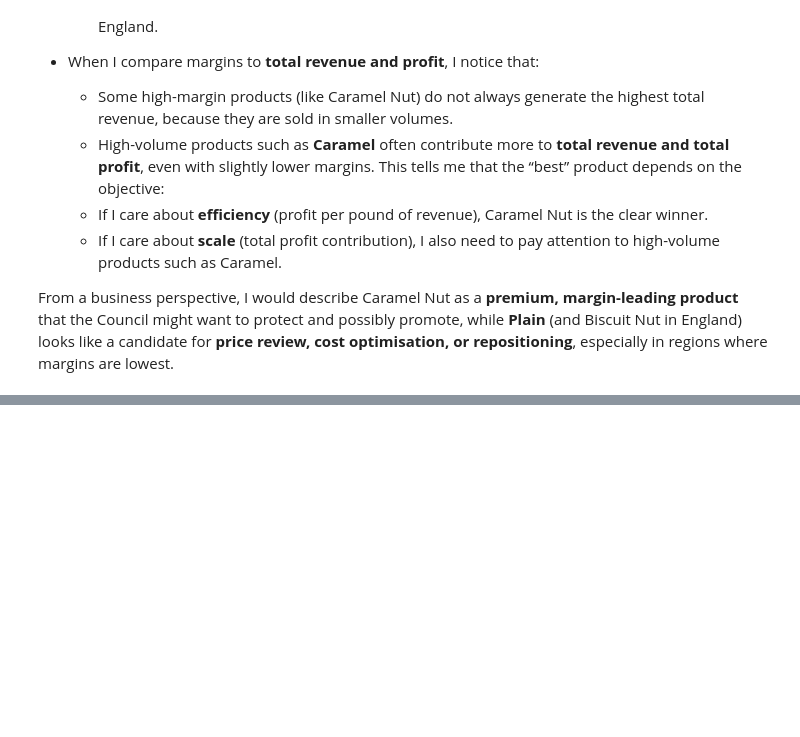
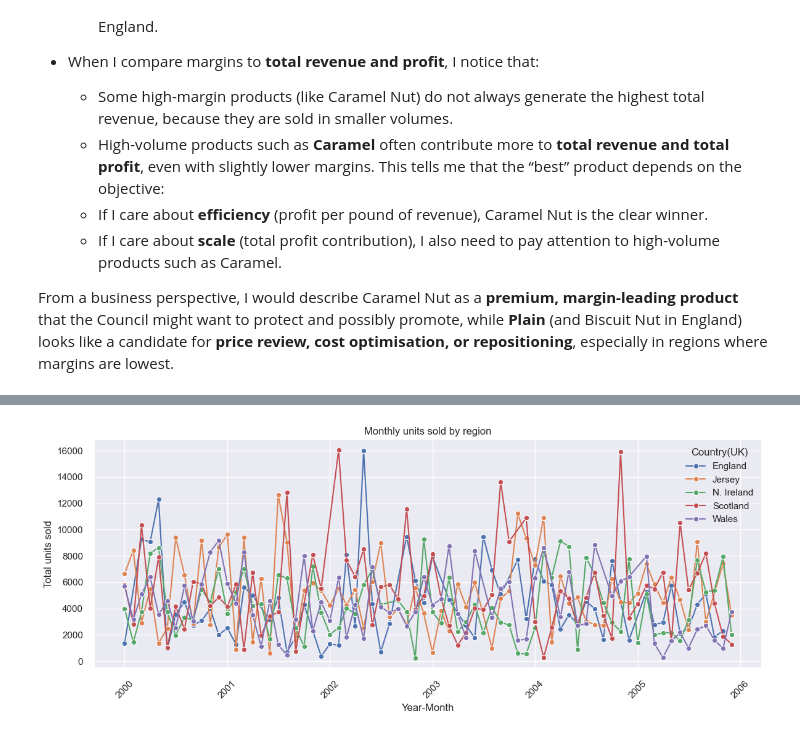
Before and after one commit to OmerTDK/confectionary-data-viz, a Jupyter notebook: main.ipynb, the cells around one changed output, grey strips where cells are left out. Drawn from its saved outputs; the diff is of its cells as text; code cells hidden in the pictures; blank space fills up the shorter version.

Commit message:
Refine time-series interpretation with yearly and per-region monthly views

```diff
--- a/main.ipynb
+++ b/main.ipynb
@@ -619,0 +627,18 @@ From a business perspective, I would describe Caramel Nut as a **premium, margin
+# %%
+# Month-level timestamp (start of month) for plotting
+df_analysis["YearMonth"] = df_analysis["Date"].dt.to_period("M").dt.to_timestamp()
+
+month_region = (
+    df_analysis
+    .groupby(["YearMonth", "Country(UK)"])
+    .agg(
+        Total_Units=("Units Sold", "sum"),
+        Total_Revenue=("Revenue(£)", "sum"),
+        Total_Profit=("Profit(£)", "sum")
+    )
+    .reset_index()
+    .sort_values("YearMonth")
+)
+
+print("Shape of month_region:", month_region.shape)
+month_region.head(10)
@@ -619,0 +715,17 @@ From a business perspective, I would describe Caramel Nut as a **premium, margin
+# %%
+plt.figure(figsize=(12, 5))
+sns.lineplot(
+    data=month_region,
+    x="YearMonth",
+    y="Total_Units",
+    hue="Country(UK)",
+    marker="o"
+)
+plt.title("Monthly units sold by region")
+plt.xlabel("Year-Month")
+plt.ylabel("Total units sold")
+plt.xticks(rotation=45)
+plt.tight_layout()
+plt.show()
+# %% [output]
+[figure, added]
```
Also changed, not shown: parts of 10 cells of this notebook.
